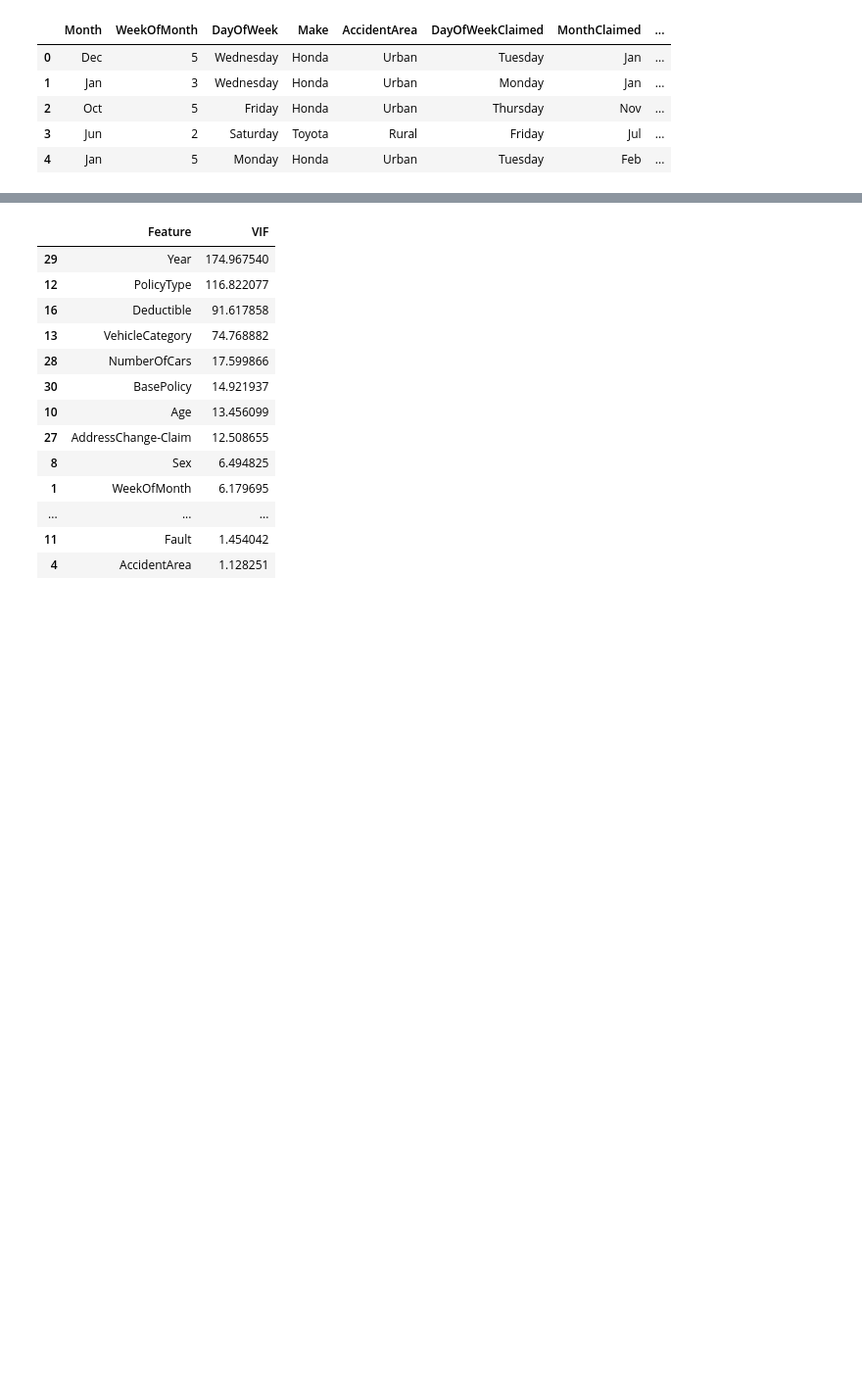
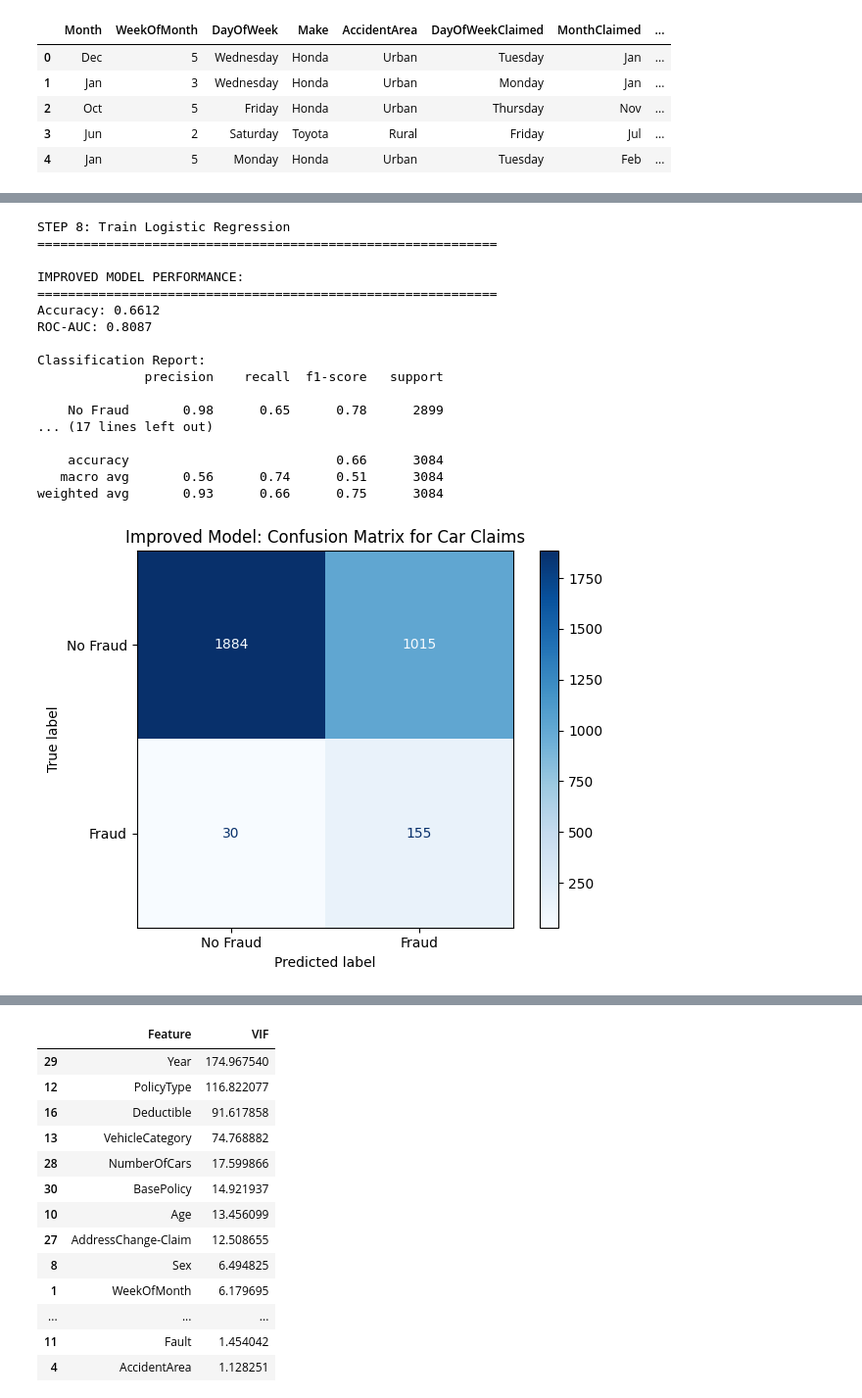
Before and after one commit to jtvon/799S-Data-Science-Capstone, a Jupyter notebook: Week-1-jupyter-notebook.ipynb, the cells around one changed output, grey strips where cells are left out. Shown at 98% size. Drawn from its saved outputs; the diff is of its cells as text; code cells hidden in the pictures; blank space fills up the shorter version.

```diff
--- a/Week-1-jupyter-notebook.ipynb
+++ b/Week-1-jupyter-notebook.ipynb
@@ -27,0 +500,50 @@ df_car.head()
+# %%
+# Step 10: Train improved model
+print("\n\nSTEP 8: Train Logistic Regression")
+print("=" * 60)
+
+lm_car_improved = LogisticRegression(
+    class_weight='balanced',  # Still helpful even with SMOTE
+    max_iter=1000,
+    random_state=42
+).fit(X_train_imp_resampled, y_train_imp_resampled)
+
+# Step 11: Evaluate
+y_pred_improved = lm_car_improved.predict(X_test_imp_scaled)
+y_pred_proba_improved = lm_car_improved.predict_proba(X_test_imp_scaled)[:, 1]
+
+# Metrics
+print("\nIMPROVED MODEL PERFORMANCE:")
+print("=" * 60)
+print(f"Accuracy: {lm_car_improved.score(X_test_imp_scaled, y_test_imp):.4f}")
+print(f"ROC-AUC: {roc_auc_score(y_test_imp, y_pred_proba_improved):.4f}")
+print("\nClassification Report:")
+print(classification_report(y_test_imp, y_pred_improved, target_names=['No Fraud', 'Fraud']))
+
+# Confusion Matrix
+cm_improved = confusion_matrix(y_test_imp, y_pred_improved)
+disp_improved = ConfusionMatrixDisplay(confusion_matrix=cm_improved,
+                                        display_labels=['No Fraud', 'Fraud'])
+disp_improved.plot(cmap=plt.cm.Blues)
+plt.title('Improved Model: Confusion Matrix for Car Claims')
+plt.tight_layout()
+plt.show()
+# %% [output]
+STEP 8: Train Logistic Regression
+============================================================
+
+IMPROVED MODEL PERFORMANCE:
+============================================================
+Accuracy: 0.6612
+ROC-AUC: 0.8087
+
+Classification Report:
+              precision    recall  f1-score   support
+
+    No Fraud       0.98      0.65      0.78      2899
+... (17 lines left out)
+
+    accuracy                           0.66      3084
+   macro avg       0.56      0.74      0.51      3084
+weighted avg       0.93      0.66      0.75      3084
+[figure, added]
```
Also changed, not shown: parts of 22 cells of this notebook, 1 other file.
